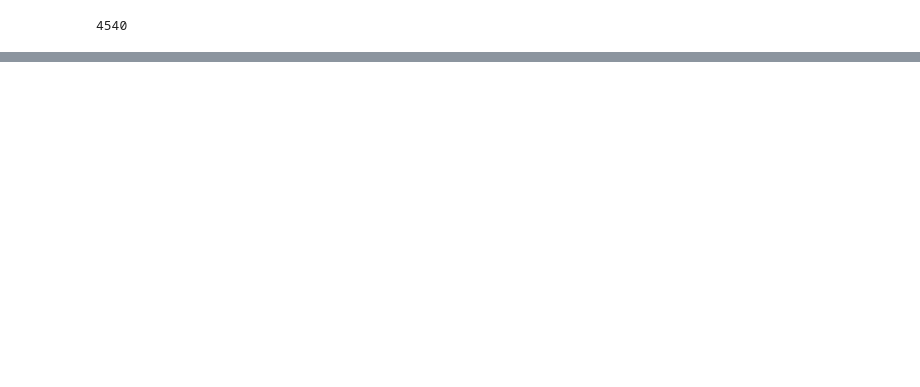
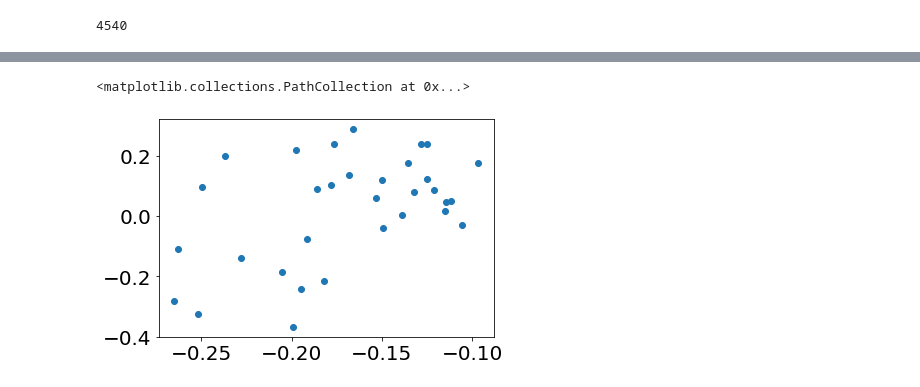
Before and after one commit to jaikaggarwal/stancetaking, a Jupyter notebook: semantic_space/test_clustering.ipynb, the cells around one changed output, grey strips where cells are left out. Cells and saved outputs as stored; diff of their text form; code cells hidden in the pictures; blank space fills up the shorter version.

```diff
--- a/semantic_space/test_clustering.ipynb
+++ b/semantic_space/test_clustering.ipynb
@@ -275,6 +300,11 @@ feature_to_index = {
     "Politeness": 7,
     "Formality": 9
 }
+# %%
+plt.scatter(new_P[:, 0], new_P[:, 1])
+# %% [output]
+<matplotlib.collections.PathCollection at 0x...>
+[figure, added]
 # %%
 original_dist_matrix = cosine_similarity(our_cooc)
 derived_dist_matrix = cosine_similarity(new_P)
```
Also changed, not shown: parts of 19 cells of this notebook, 1 other file.
